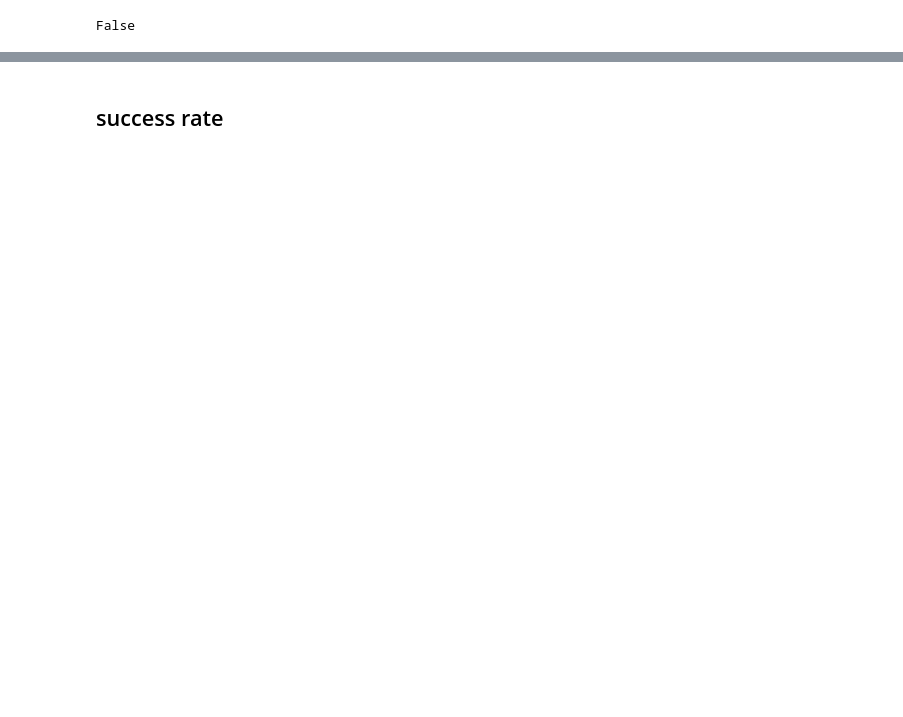
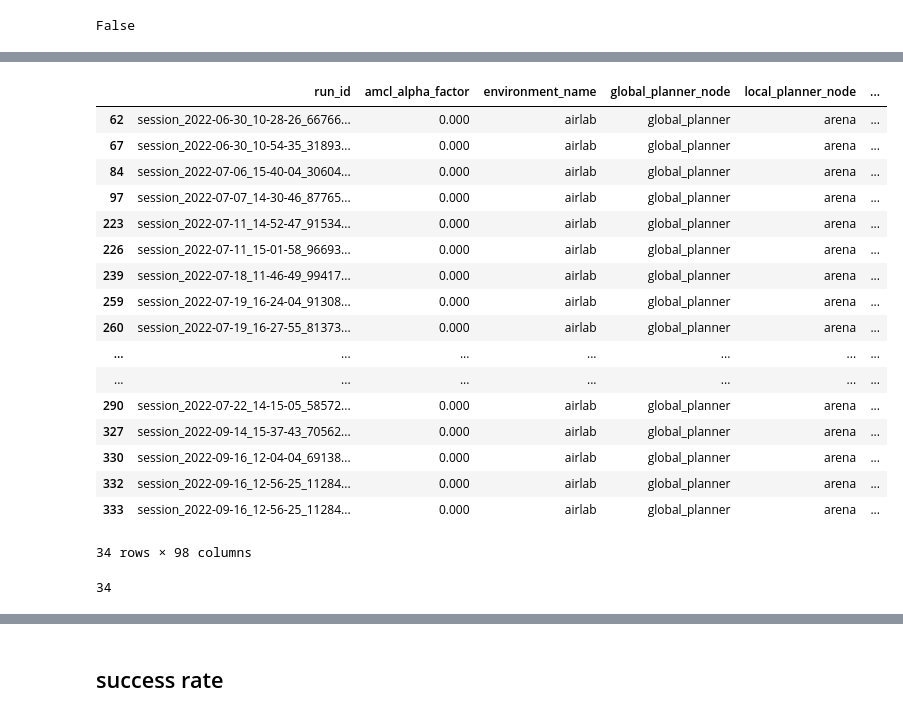
Before and after one commit to AIRLab-POLIMI/local_planning_performance_modelling, a Jupyter notebook: notebooks/thesis_plots.ipynb, the cells around one changed output, grey strips where cells are left out. Cells and saved outputs as stored; diff of their text form; code cells hidden in the pictures; blank space fills up the shorter version.

```diff
--- a/notebooks/thesis_plots.ipynb
+++ b/notebooks/thesis_plots.ipynb
@@ -211,0 +226,27 @@ df[['run_id', 'collision_rate']]
+# %%
+# restituisce tutte le righe aventi arena e collision rate pari a 1. Ho splittato in 2 istruzioni come consigliato su stackoverflow, per evitare warning.
+df2 = df[df.local_planner_node =='arena']
+df2[df2.collision_rate == 1]
+# %% [output]
+|  | run_id | amcl_alpha_factor | environment_name | global_planner_node | local_planner_node | ... |
+| 62 | session_2022-06-30_10-28-26_66766... | 0.000 | airlab | global_planner | arena | ... |
+| 67 | session_2022-06-30_10-54-35_31893... | 0.000 | airlab | global_planner | arena | ... |
+| 84 | session_2022-07-06_15-40-04_30604... | 0.000 | airlab | global_planner | arena | ... |
+| 97 | session_2022-07-07_14-30-46_87765... | 0.000 | airlab | global_planner | arena | ... |
+| 223 | session_2022-07-11_14-52-47_91534... | 0.000 | airlab | global_planner | arena | ... |
+| 226 | session_2022-07-11_15-01-58_96693... | 0.000 | airlab | global_planner | arena | ... |
+| 239 | session_2022-07-18_11-46-49_99417... | 0.000 | airlab | global_planner | arena | ... |
+| 259 | session_2022-07-19_16-24-04_91308... | 0.000 | airlab | global_planner | arena | ... |
+| 260 | session_2022-07-19_16-27-55_81373... | 0.000 | airlab | global_planner | arena | ... |
+| ... | ... | ... | ... | ... | ... | ... |
+| ... | ... | ... | ... | ... | ... | ... |
+| 290 | session_2022-07-22_14-15-05_58572... | 0.000 | airlab | global_planner | arena | ... |
+| 327 | session_2022-09-14_15-37-43_70562... | 0.000 | airlab | global_planner | arena | ... |
+| 330 | session_2022-09-16_12-04-04_69138... | 0.000 | airlab | global_planner | arena | ... |
+| 332 | session_2022-09-16_12-56-25_11284... | 0.000 | airlab | global_planner | arena | ... |
+| 333 | session_2022-09-16_12-56-25_11284... | 0.000 | airlab | global_planner | arena | ... |
+34 rows × 98 columns
+# %%
+len(df2[df2.collision_rate == 1]) #restituisce il numero di righe
+# %% [output]
+34
```
Also changed, not shown: parts of 9 cells of this notebook, 7 other files.
